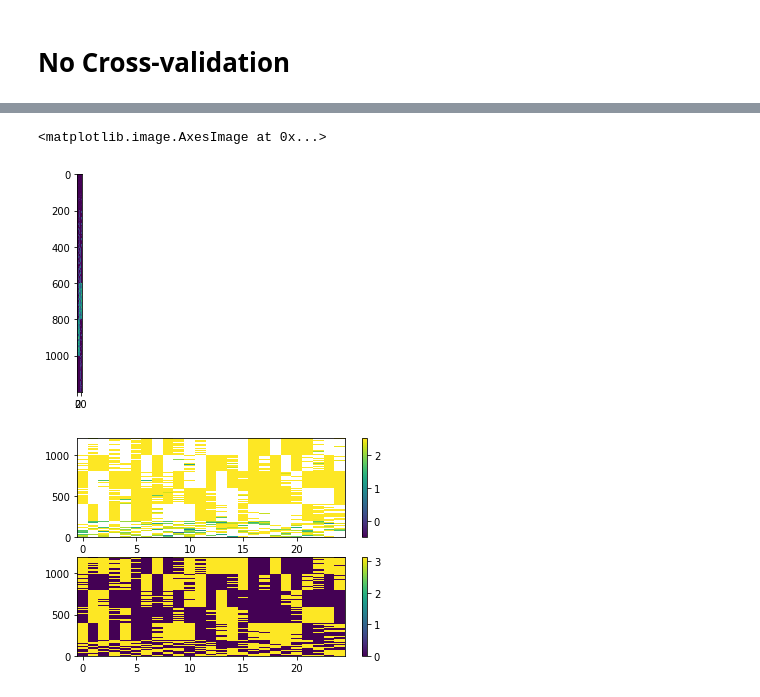
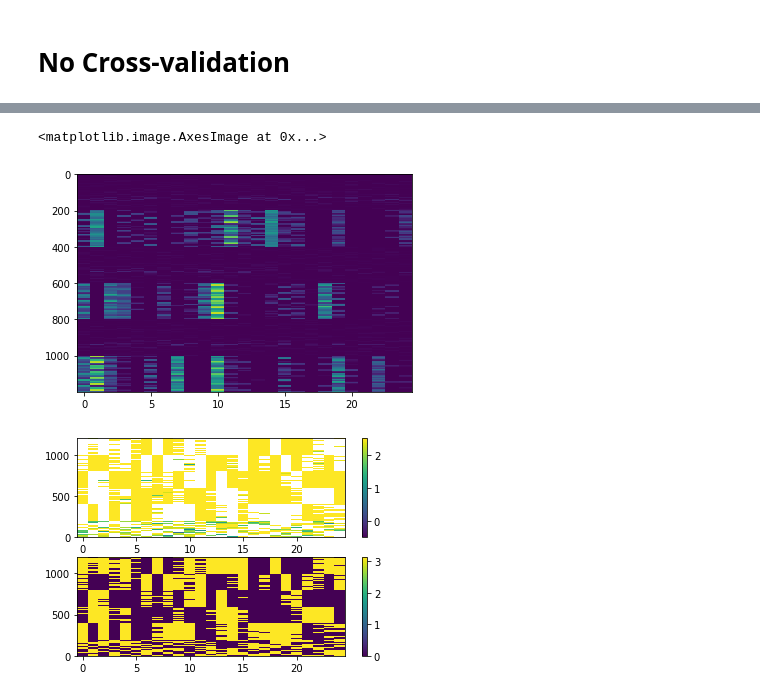
Before and after one commit to musicbyjing/cosmic_dawn_rfi, a Jupyter notebook: classification.ipynb, the cells around one changed output, grey strips where cells are left out. Cells and saved outputs as stored; diff of their text form; code cells hidden in the pictures.

```diff
--- a/classification.ipynb
+++ b/classification.ipynb
@@ -75,10 +75,10 @@ def train_and_evaluate_model(model, X_train, y_train, X_test, y_test):
     tensorboard_callback = tf.keras.callbacks.TensorBoard(log_dir=log_dir, histogram_freq=1)
 
     # fit the model
-    history = model.fit(X_train, y_train, epochs=40, batch_size=32, verbose=1, validation_split=0.2, callbacks=[tensorboard_callback])
+    history = model.fit(X_train, y_train, epochs=40, batch_size=32, verbose=0, validation_split=0.2, callbacks=[tensorboard_callback])
 
     # evaluate the model
-    loss, acc = model.evaluate(X_test, y_test, verbose=1)
+    loss, acc = model.evaluate(X_test, y_test, verbose=0)
     print('Test Accuracy: %.3f' % acc)
 
     # make predictions
@@ -219,8 +170,8 @@ Standard dev.: 0.027223195880651474
 # %%
-plt.imshow(layer_output)
+plt.imshow(layer_output, aspect="auto")
 # %% [output]
 <matplotlib.image.AxesImage at 0x...>
-[figure, old version]
+[figure, new version]
 # %%
 plot_one_vis(layer_output, 1200)
 # %% [output]
```
Also changed, not shown: parts of 1 cell of this notebook.
